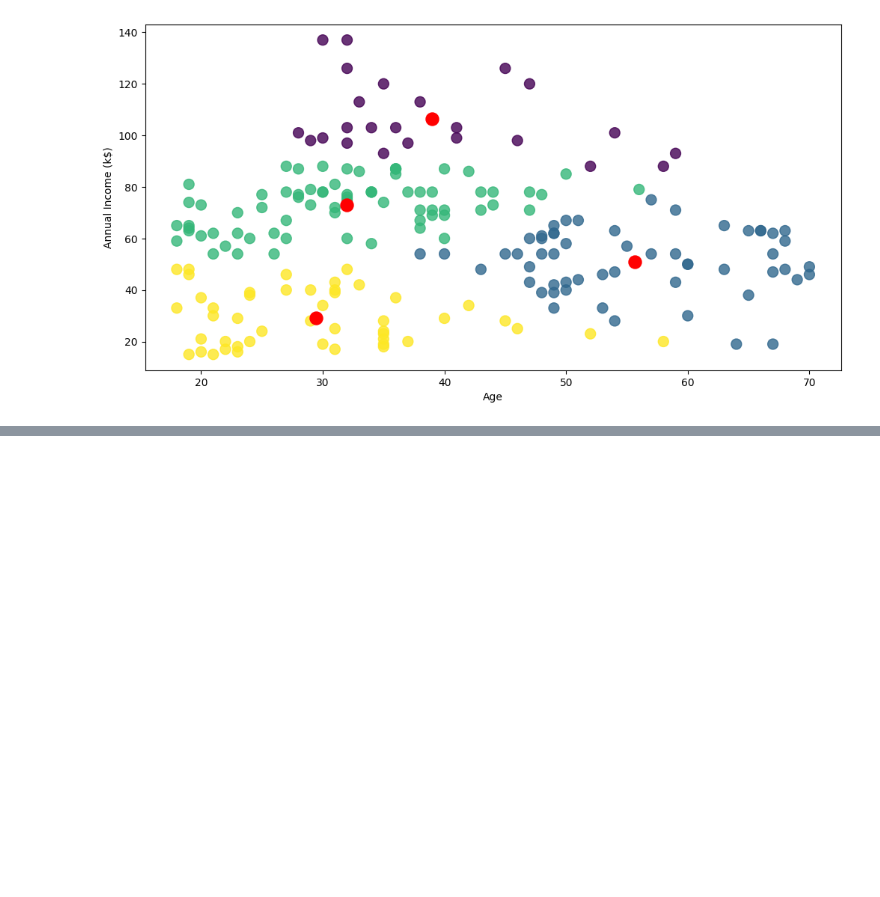
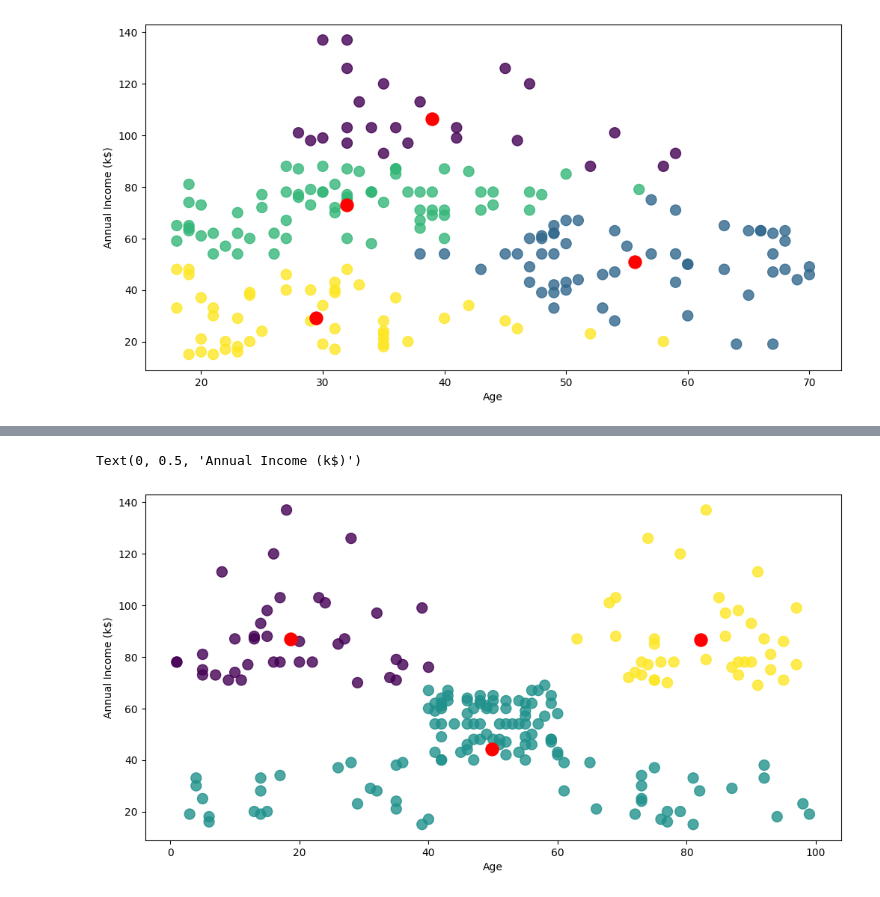
Before and after one commit to mikeethanh/machineLearning, a Jupyter notebook: UnsupervisedLearning/K-meansClustering/customerSegmentation/customerSeg.ipynb, the cells around one changed output, grey strips where cells are left out. Saved outputs shown, nothing was run; the diff lists cells and outputs as text; code cells hidden in the pictures; blank space fills up the shorter version.

```diff
--- a/UnsupervisedLearning/K-meansClustering/customerSegmentation/customerSeg.ipynb
+++ b/UnsupervisedLearning/K-meansClustering/customerSegmentation/customerSeg.ipynb
@@ -240,0 +266,15 @@ Text(0, 0.5, 'Annual Income (k$)')
+# %%
+# k = 3
+algorithm = KMeans(n_clusters=3,random_state=111)
+algorithm.fit(x1)
+labels1 = algorithm.labels_
+centroids1 = algorithm.cluster_centers_
+# %%
+plt.figure(figsize=(12,6))
+plt.scatter(x = 'Spending Score (1-100)',y = 'Annual Income (k$)',data = data , c = labels1,s = 100,alpha=0.8)
+plt.scatter(x = centroids1[:,0],y = centroids1[:,1],c = 'red',s=150)
+plt.xlabel('Age')
+plt.ylabel('Annual Income (k$)')
+# %% [output]
+Text(0, 0.5, 'Annual Income (k$)')
+[figure, added]
```
Also changed, not shown: parts of 8 cells of this notebook, 1 other file.
